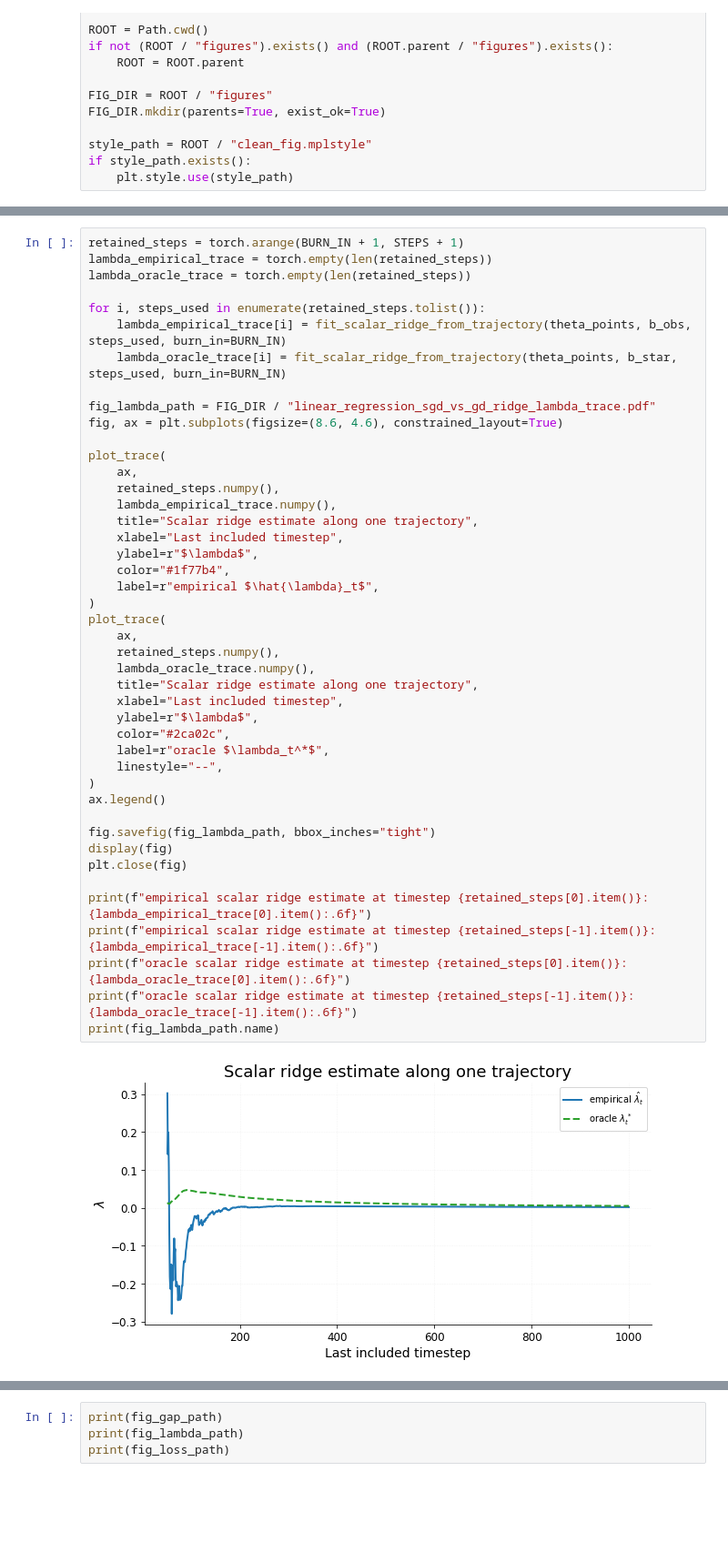
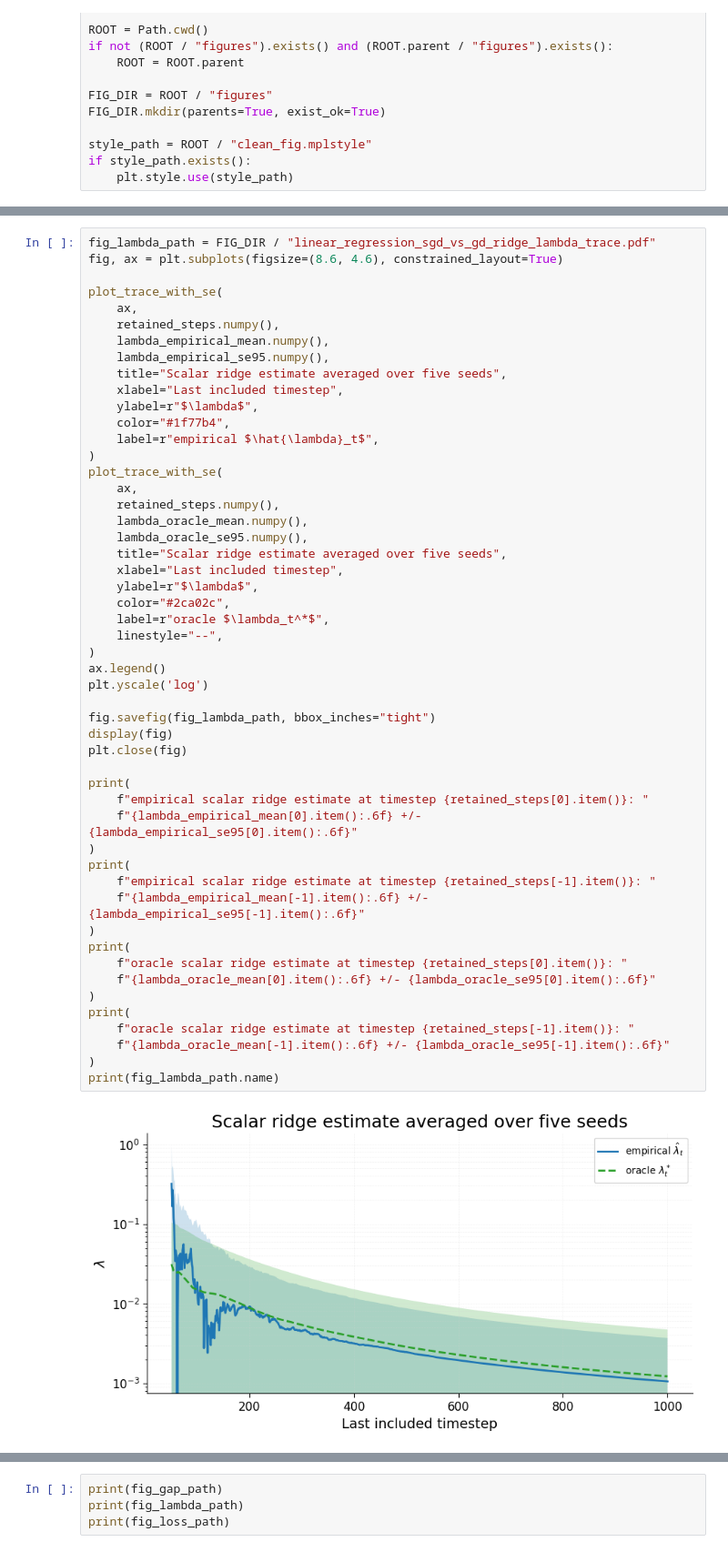
Before and after one commit to jrudoler/estimating-implicit-regularization, a Jupyter notebook: notebooks/linear-regression-trajectory-sgd-vs-gd.ipynb, the cells around one changed output, grey strips where cells are left out. Shown at 91% size. Drawn from its saved outputs; the diff is of its cells as text; blank space fills up the shorter version.

Commit message:
update trajectory branch

```diff
--- a/notebooks/linear-regression-trajectory-sgd-vs-gd.ipynb
+++ b/notebooks/linear-regression-trajectory-sgd-vs-gd.ipynb
@@ -224,46 +325,53 @@ The next plot shows how those scalar estimates evolve as more trajectory steps a
 # %%
-retained_steps = torch.arange(BURN_IN + 1, STEPS + 1)
-lambda_empirical_trace = torch.empty(len(retained_steps))
-lambda_oracle_trace = torch.empty(len(retained_steps))
-
-for i, steps_used in enumerate(retained_steps.tolist()):
-    lambda_empirical_trace[i] = fit_scalar_ridge_from_trajectory(theta_points, b_obs, steps_used, burn_in=BURN_IN)
-    lambda_oracle_trace[i] = fit_scalar_ridge_from_trajectory(theta_points, b_star, steps_used, burn_in=BURN_IN)
-
 fig_lambda_path = FIG_DIR / "linear_regression_sgd_vs_gd_ridge_lambda_trace.pdf"
 fig, ax = plt.subplots(figsize=(8.6, 4.6), constrained_layout=True)
 
-plot_trace(
+plot_trace_with_se(
     ax,
     retained_steps.numpy(),
-    lambda_empirical_trace.numpy(),
-    title="Scalar ridge estimate along one trajectory",
+    lambda_empirical_mean.numpy(),
+    lambda_empirical_se95.numpy(),
+    title="Scalar ridge estimate averaged over five seeds",
     xlabel="Last included timestep",
     ylabel=r"$\lambda$",
     color="#1f77b4",
     label=r"empirical $\hat{\lambda}_t$",
 )
-plot_trace(
+plot_trace_with_se(
     ax,
     retained_steps.numpy(),
-    lambda_oracle_trace.numpy(),
-    title="Scalar ridge estimate along one trajectory",
+    lambda_oracle_mean.numpy(),
+    lambda_oracle_se95.numpy(),
+    title="Scalar ridge estimate averaged over five seeds",
     xlabel="Last included timestep",
     ylabel=r"$\lambda$",
     color="#2ca02c",
     label=r"oracle $\lambda_t^*$",
     linestyle="--",
 )
 ax.legend()
+plt.yscale('log')
 
 fig.savefig(fig_lambda_path, bbox_inches="tight")
 display(fig)
 plt.close(fig)
 
-print(f"empirical scalar ridge estimate at timestep {retained_steps[0].item()}: {lambda_empirical_trace[0].item():.6f}")
-print(f"empirical scalar ridge estimate at timestep {retained_steps[-1].item()}: {lambda_empirical_trace[-1].item():.6f}")
-print(f"oracle scalar ridge estimate at timestep {retained_steps[0].item()}: {lambda_oracle_trace[0].item():.6f}")
-print(f"oracle scalar ridge estimate at timestep {retained_steps[-1].item()}: {lambda_oracle_trace[-1].item():.6f}")
+print(
+    f"empirical scalar ridge estimate at timestep {retained_steps[0].item()}: "
+    f"{lambda_empirical_mean[0].item():.6f} +/- {lambda_empirical_se95[0].item():.6f}"
+)
+print(
+    f"empirical scalar ridge estimate at timestep {retained_steps[-1].item()}: "
+    f"{lambda_empirical_mean[-1].item():.6f} +/- {lambda_empirical_se95[-1].item():.6f}"
+)
+print(
+    f"oracle scalar ridge estimate at timestep {retained_steps[0].item()}: "
+    f"{lambda_oracle_mean[0].item():.6f} +/- {lambda_oracle_se95[0].item():.6f}"
+)
+print(
+    f"oracle scalar ridge estimate at timestep {retained_steps[-1].item()}: "
+    f"{lambda_oracle_mean[-1].item():.6f} +/- {lambda_oracle_se95[-1].item():.6f}"
+)
 print(fig_lambda_path.name)
 # %% [output]
-[figure, old version]
+[figure, new version]
```
Also changed, not shown: parts of 11 cells of this notebook, 8 other files.
